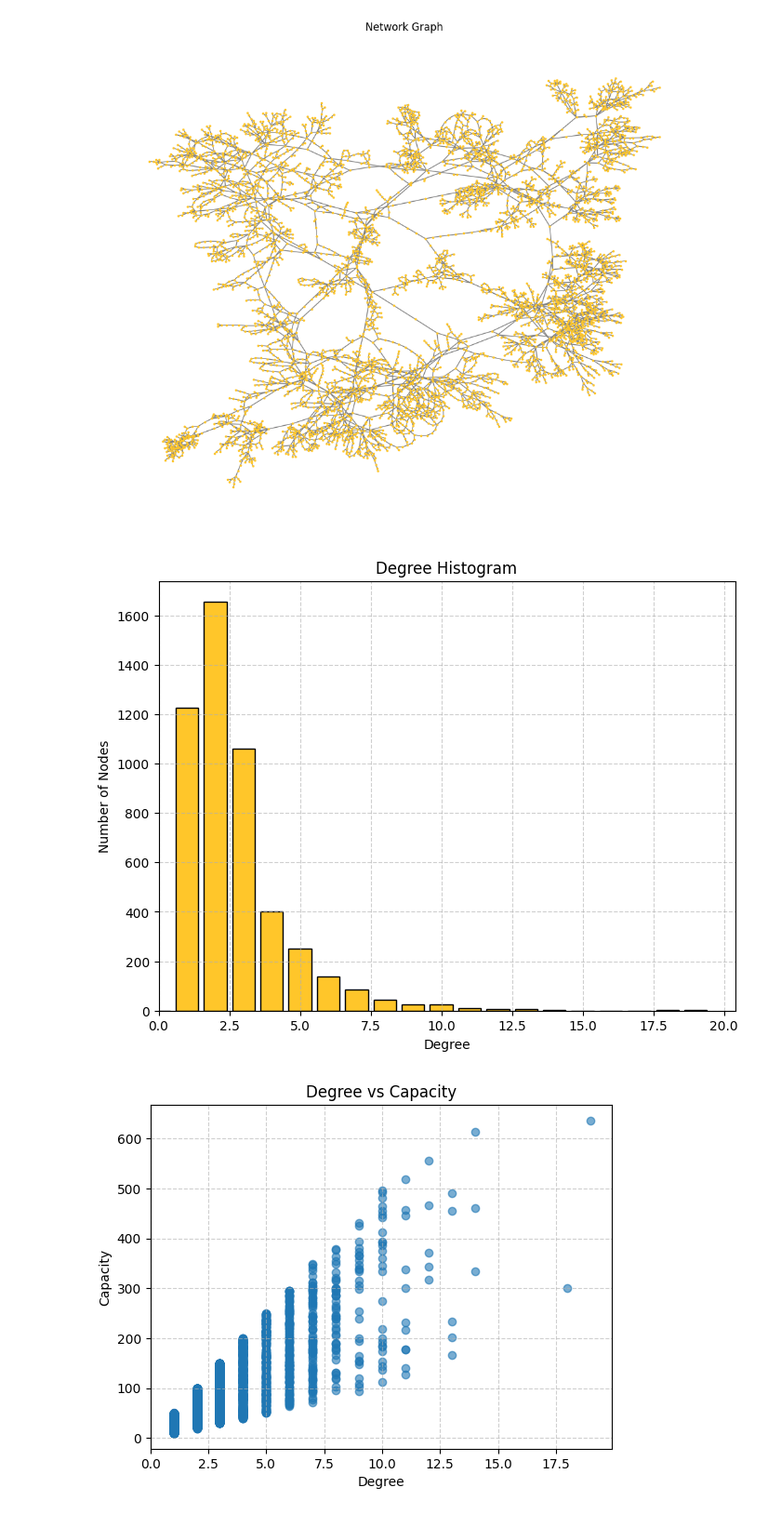
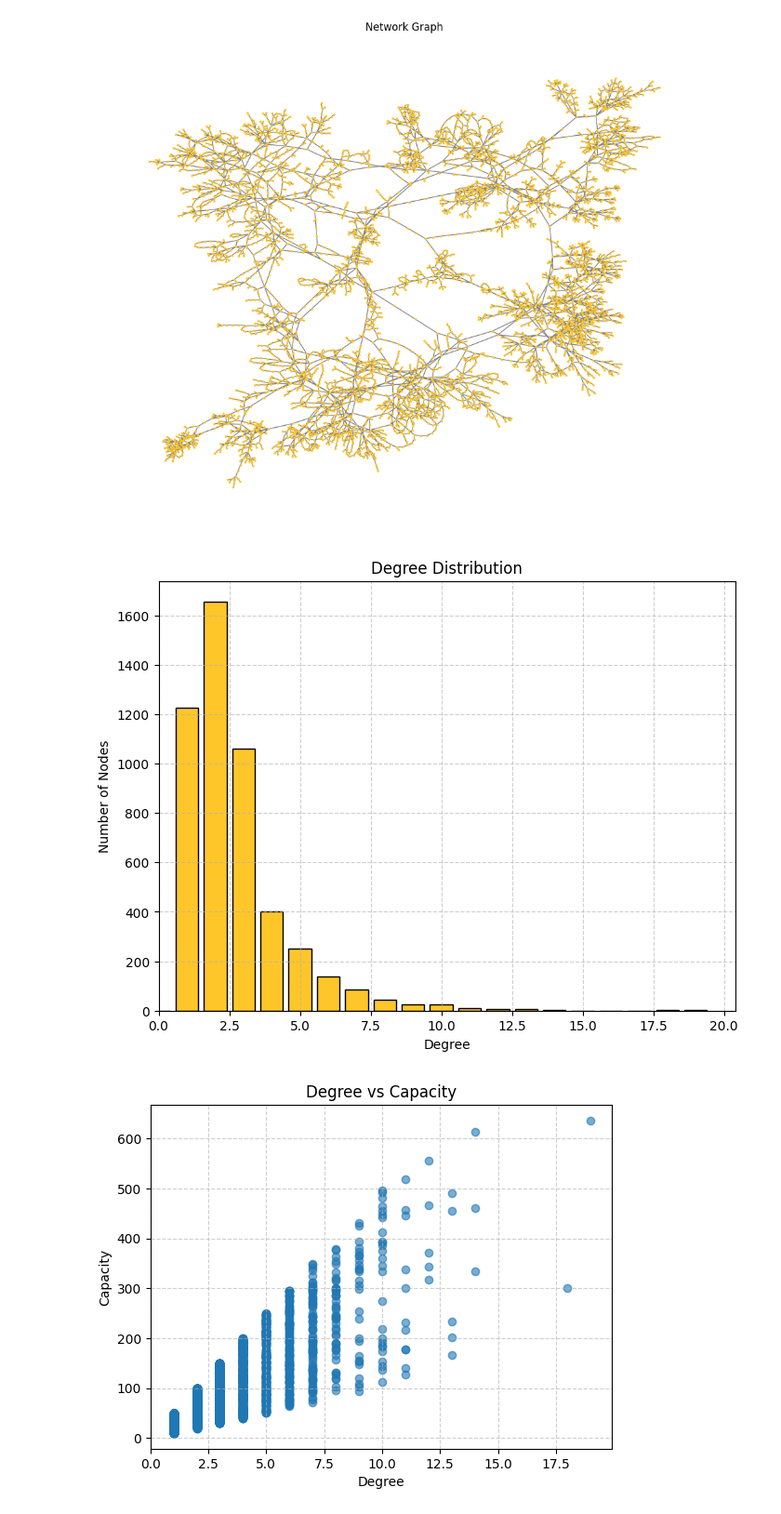
Before and after one commit to OctoPanna/western-us-power-grid, a Jupyter notebook: network_analysis.ipynb, the cells around one changed output. Shown at 93% size. Drawn from its saved outputs; the diff is of its cells as text; code cells hidden in the pictures.

```diff
--- a/network_analysis.ipynb
+++ b/network_analysis.ipynb
@@ -21,26 +21,26 @@ draw_graph(G)
 # %%
 # Degree histogram
 degree_hist = nx.degree_histogram(G)
 degrees = range(len(degree_hist))
 counts = degree_hist
 
 plt.figure(figsize=(8, 6))
 plt.bar(
     degrees,
     counts,
     width=0.80,
     color='#ffc62a',
     edgecolor='black'
 )
 
-plt.title("Degree Histogram")
+plt.title("Degree Distribution")
 plt.xlabel("Degree")
 plt.ylabel("Number of Nodes")
 plt.grid(True, linestyle='--', alpha=0.6)
 plt.xlim(left=0)
 plt.show()
 # %% [output]
-[figure, old version]
+[figure, new version]
 # %%
 degrees = [G.degree(n) for n in G.nodes()]
 capacities = [G.nodes[n]["capacity"] for n in G.nodes()]
```
Also changed, not shown: 1 other file.
